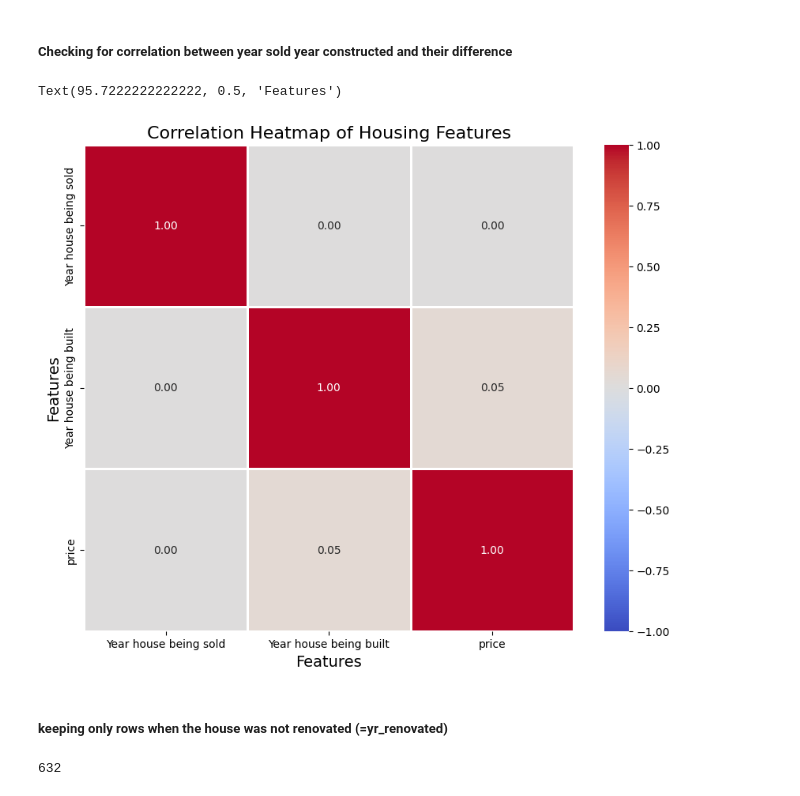
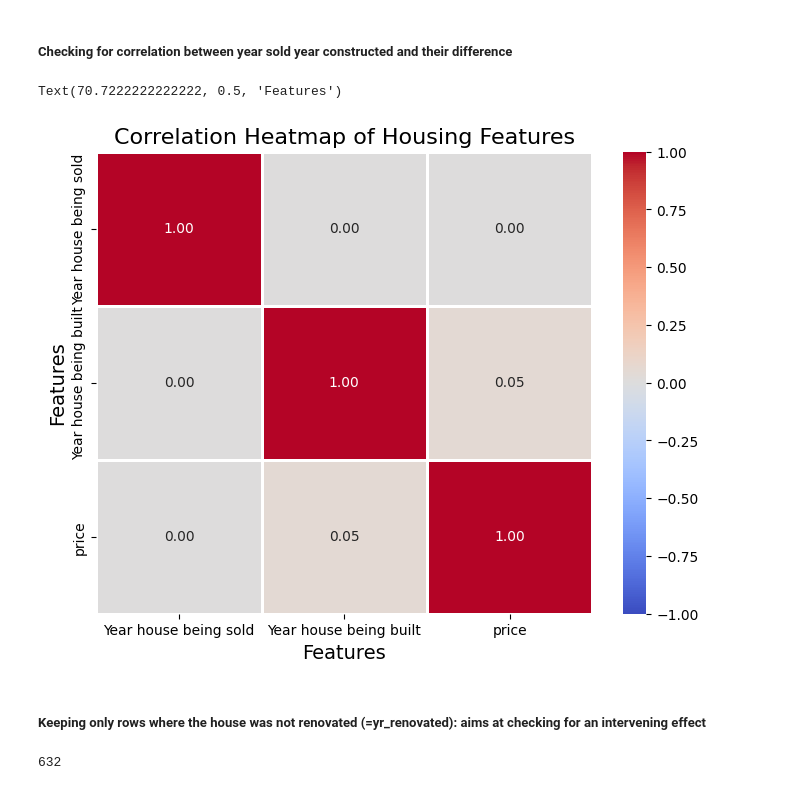
Before and after one commit to Paul-Spiced/EDA_Paul, a Jupyter notebook: commands/EDA _5_expl_hyp_2.ipynb, the cells around one changed output. Saved outputs shown, nothing was run; the diff lists cells and outputs as text; code cells hidden in the pictures.

```diff
--- a/commands/EDA _5_expl_hyp_2.ipynb
+++ b/commands/EDA _5_expl_hyp_2.ipynb
@@ -30,38 +48,38 @@ df_eda["sold_build_difference"]=(df_eda["yr_sold"]-df_eda["yr_built"])
 # %%
 new_column_names = {
     'yr_sold': 'Year house being sold',
     'yr_built': 'Year house being built',
     'price': 'price'
 }
 
 # Rename columns in the DataFrame
 df_eda.rename(columns=new_column_names, inplace=True)
 
 # Define the list of columns for correlation
 num_question = list(new_column_names.values())  # Use the new column names
 
 # Plotting the heatmap
-plt.figure(figsize=(10, 8), dpi=100)
+plt.figure(figsize=(8, 6), dpi=100)
 heatmap = sns.heatmap(
     data=df_eda[num_question].corr(),  # Compute correlation matrix for specified columns
     cmap='coolwarm',                  # Color map
     linecolor='white',                # Color of lines that separate cells
     linewidth=1,                      # Width of lines that separate cells
     annot=True,                       # Annotate cells with correlation coefficients
     vmin=-1,                          # Minimum value of the color scale
     vmax=1,                           # Maximum value of the color scale
     fmt='.2f'                         # Format annotations to 2 decimal places
 )
 
 # Adding labels and title
 plt.title('Correlation Heatmap of Housing Features', fontsize=16)  # Title with larger font size
 plt.xlabel('Features', fontsize=14)            # X-axis label with larger font size
 plt.ylabel('Features', fontsize=14)            # Y-axis label with larger font size
 # %% [output]
-Text(95.7222222222222, 0.5, 'Features')
+Text(70.7222222222222, 0.5, 'Features')
-[figure, old version]
+[figure, new version]
 # %% [markdown]
-##### keeping only rows when the house was not renovated (=yr_renovated)
+##### Keeping only rows where the house was not renovated (=yr_renovated): aims at checking for an intervening effect
 # %%
 # Number of rows before filtering
 rows_before = len(df_eda)
```
Also changed, not shown: parts of 11 cells of this notebook, 10 other files.
